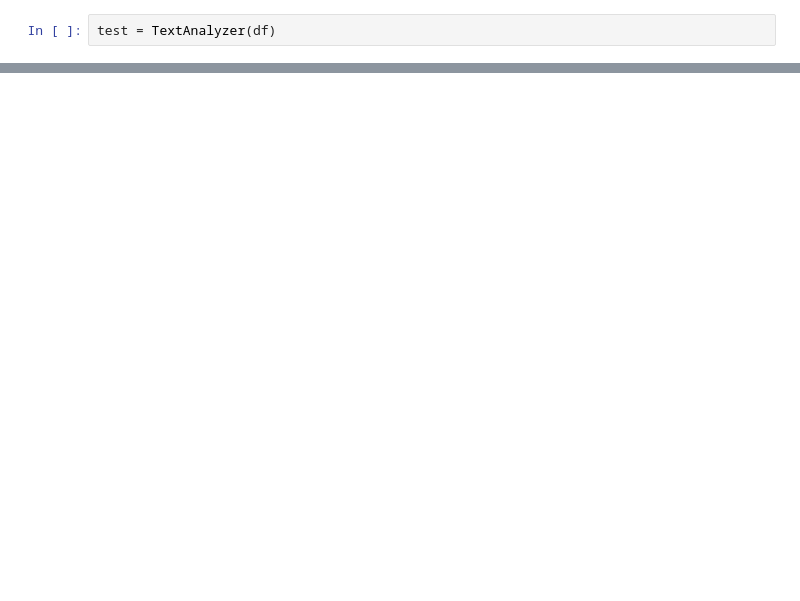
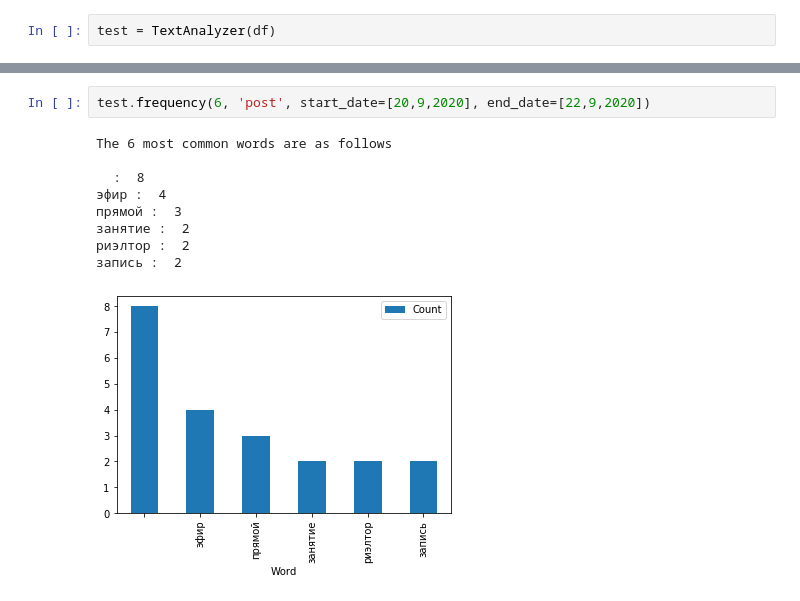
Before and after one commit to VityaVitalich/fb, a Jupyter notebook: NLP_fb.ipynb, the cells around one changed output, grey strips where cells are left out. Saved outputs shown, nothing was run; the diff lists cells and outputs as text; blank space fills up the shorter version.

```diff
--- a/NLP_fb.ipynb
+++ b/NLP_fb.ipynb
@@ -209,0 +240,12 @@ df[df['time']<datetime(2020, 10, 5, 0, 0)]
+# %%
+test.frequency(6, 'post', start_date=[20,9,2020], end_date=[22,9,2020])
+# %% [output]
+The 6 most common words are as follows
+
+⠀ :  8
+эфир :  4
+прямой :  3
+занятие :  2
+риэлтор :  2
+запись :  2
+[figure, added]
```
Also changed, not shown: parts of 16 cells of this notebook.
